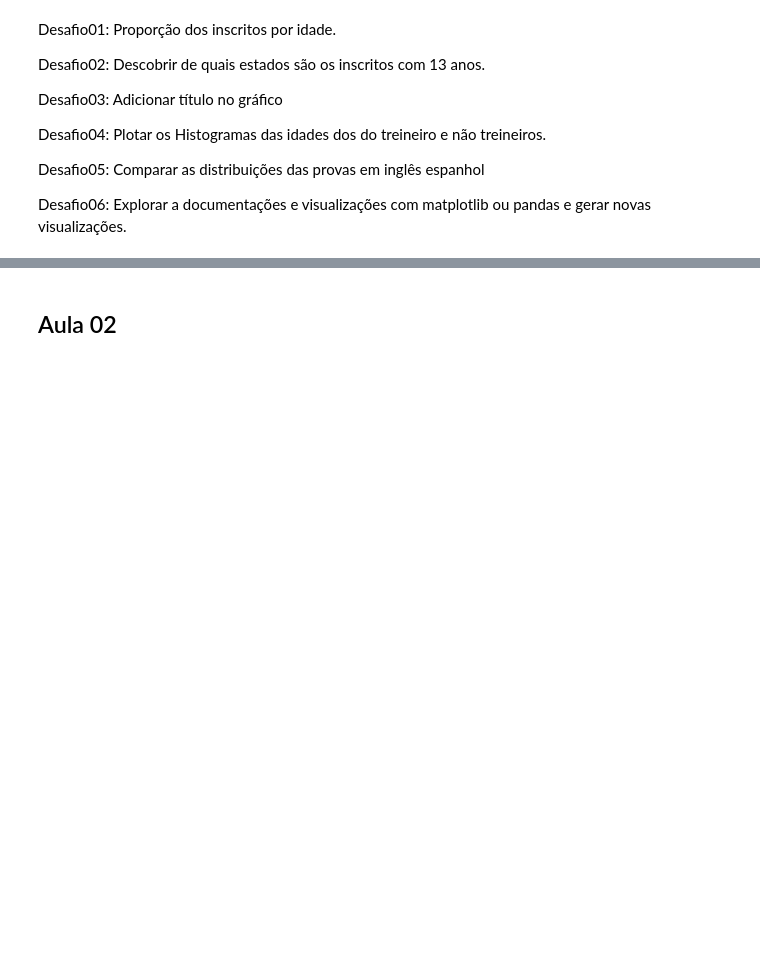
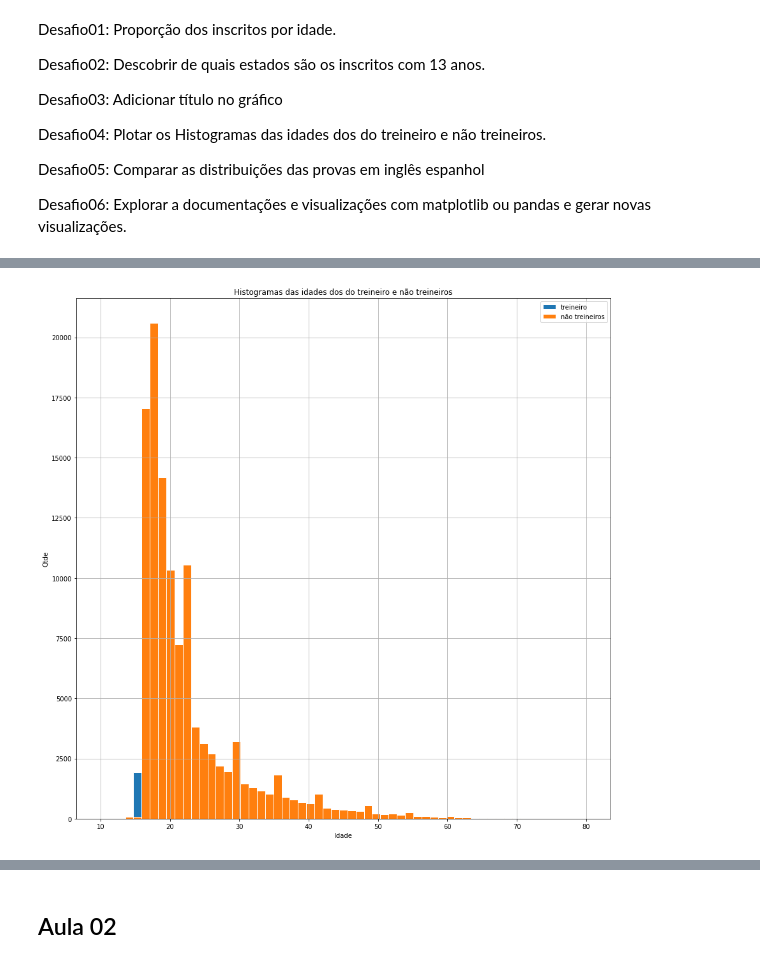
Before and after one commit to Quiteria89/Deploy-Web, a Jupyter notebook: Aula02.ipynb, the cells around one changed output, grey strips where cells are left out. Saved outputs shown, nothing was run; the diff lists cells and outputs as text; code cells hidden in the pictures; blank space fills up the shorter version.

```diff
--- a/Aula02.ipynb
+++ b/Aula02.ipynb
@@ -237,0 +274,20 @@ Desafio06: Explorar a documentações e visualizações com matplotlib ou pandas
+# %%
+#Desafio04: Plotar os Histogramas das idades dos do treineiro e não treineiros.
+import numpy as np
+
+treineiros = dados.query("IN_TREINEIRO == 1")["NU_IDADE"]
+nao_treineiros = dados.query("IN_TREINEIRO != 1")["NU_IDADE"]
+bins = np.linspace(10, 80, 60)
+
+
+plt.figure(figsize = (15,15))
+plt.hist(treineiros,bins, edgecolor = 'white', label = 'treineiro')
+plt.hist(nao_treineiros ,bins, edgecolor = 'white', label = 'não treineiros')
+plt.legend()
+plt.title('Histogramas das idades dos do treineiro e não treineiros')
+plt.xlabel('Idade')
+plt.ylabel('Qtde')
+plt.grid()
+plt.show()
+# %% [output]
+[figure, added]
```
Also changed, not shown: parts of 6 cells of this notebook.
